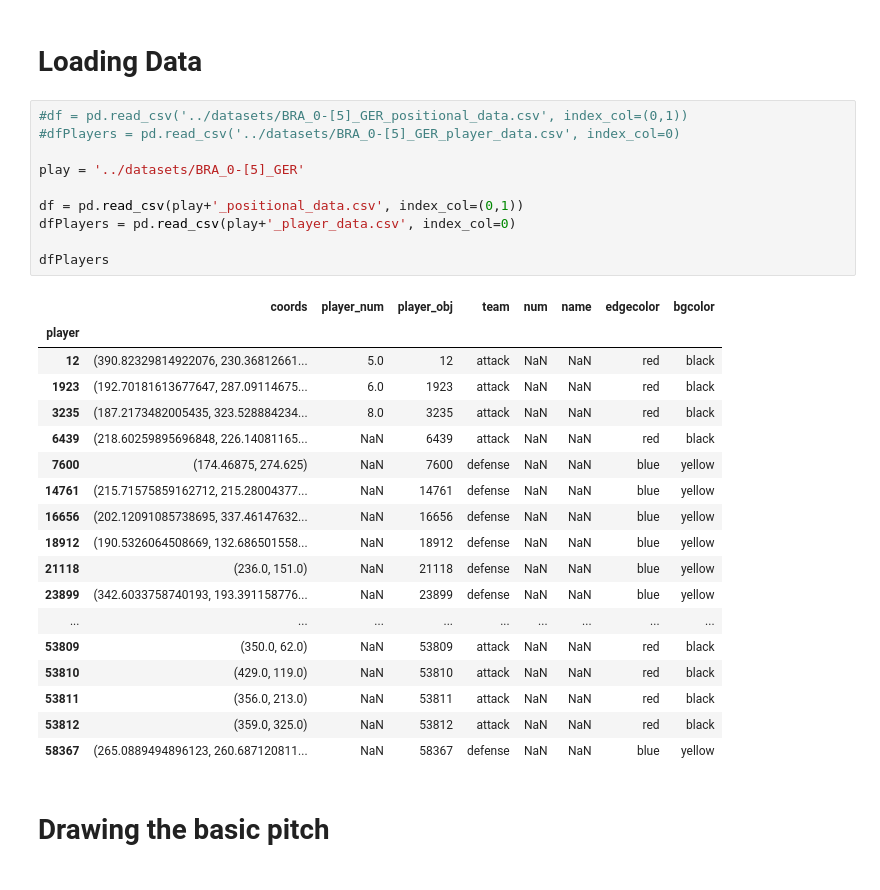
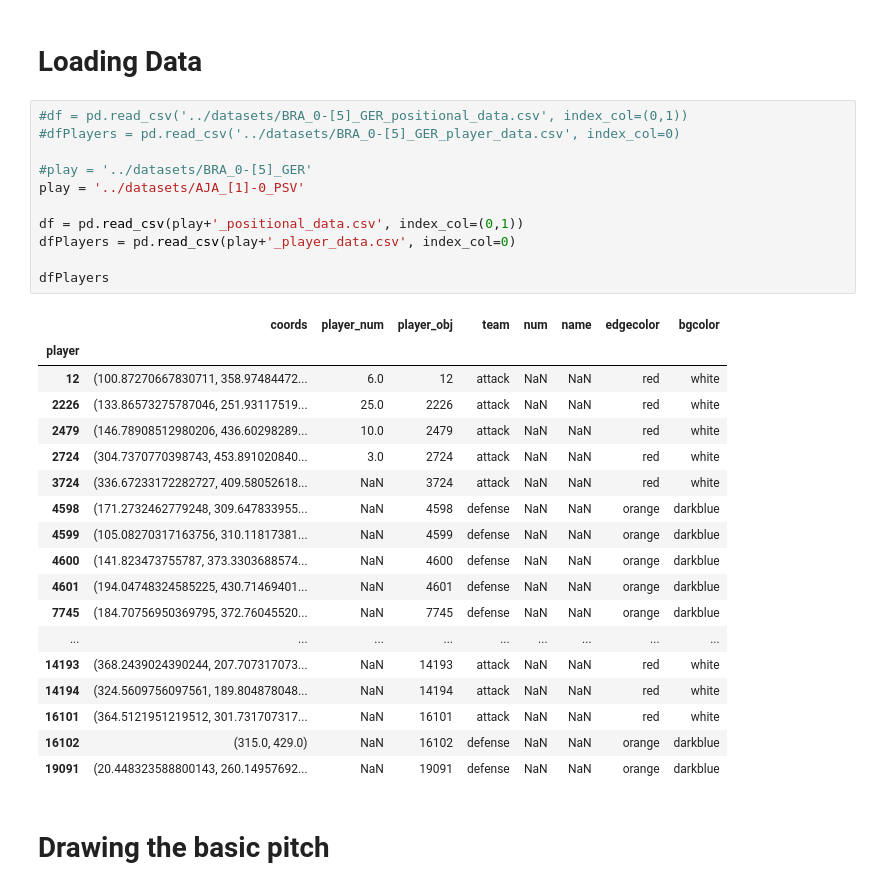
Before and after one commit to rjtavares/football-crunching, a Jupyter notebook: notebooks/calculating threat potential from positional data.ipynb, the cells around one changed output. Drawn from its saved outputs; the diff is of its cells as text.

```diff
--- a/notebooks/calculating threat potential from positional data.ipynb
+++ b/notebooks/calculating threat potential from positional data.ipynb
@@ -19,32 +19,33 @@ from shapely import affinity
 # %%
 #df = pd.read_csv('../datasets/BRA_0-[5]_GER_positional_data.csv', index_col=(0,1))
 #dfPlayers = pd.read_csv('../datasets/BRA_0-[5]_GER_player_data.csv', index_col=0)
 
-play = '../datasets/BRA_0-[5]_GER'
+#play = '../datasets/BRA_0-[5]_GER'
+play = '../datasets/AJA_[1]-0_PSV'
 
 df = pd.read_csv(play+'_positional_data.csv', index_col=(0,1))
 dfPlayers = pd.read_csv(play+'_player_data.csv', index_col=0)
 
 dfPlayers
 # %% [output]
 |  | coords | player_num | player_obj | team | num | name | edgecolor | bgcolor |
 | player |  |  |  |  |  |  |  |  |
-| 12 | (390.82329814922076, 230.36812661... | 5.0 | 12 | attack | NaN | NaN | red | black |
-| 1923 | (192.70181613677647, 287.09114675... | 6.0 | 1923 | attack | NaN | NaN | red | black |
-| 3235 | (187.2173482005435, 323.528884234... | 8.0 | 3235 | attack | NaN | NaN | red | black |
-| 6439 | (218.60259895696848, 226.14081165... | NaN | 6439 | attack | NaN | NaN | red | black |
-| 7600 | (174.46875, 274.625) | NaN | 7600 | defense | NaN | NaN | blue | yellow |
-| 14761 | (215.71575859162712, 215.28004377... | NaN | 14761 | defense | NaN | NaN | blue | yellow |
-| 16656 | (202.12091085738695, 337.46147632... | NaN | 16656 | defense | NaN | NaN | blue | yellow |
-| 18912 | (190.5326064508669, 132.686501558... | NaN | 18912 | defense | NaN | NaN | blue | yellow |
-| 21118 | (236.0, 151.0) | NaN | 21118 | defense | NaN | NaN | blue | yellow |
-| 23899 | (342.6033758740193, 193.391158776... | NaN | 23899 | defense | NaN | NaN | blue | yellow |
+| 12 | (100.87270667830711, 358.97484472... | 6.0 | 12 | attack | NaN | NaN | red | white |
+| 2226 | (133.86573275787046, 251.93117519... | 25.0 | 2226 | attack | NaN | NaN | red | white |
+| 2479 | (146.78908512980206, 436.60298289... | 10.0 | 2479 | attack | NaN | NaN | red | white |
+| 2724 | (304.7370770398743, 453.891020840... | 3.0 | 2724 | attack | NaN | NaN | red | white |
+| 3724 | (336.67233172282727, 409.58052618... | NaN | 3724 | attack | NaN | NaN | red | white |
+| 4598 | (171.2732462779248, 309.647833955... | NaN | 4598 | defense | NaN | NaN | orange | darkblue |
+| 4599 | (105.08270317163756, 310.11817381... | NaN | 4599 | defense | NaN | NaN | orange | darkblue |
+| 4600 | (141.823473755787, 373.3303688574... | NaN | 4600 | defense | NaN | NaN | orange | darkblue |
+| 4601 | (194.04748324585225, 430.71469401... | NaN | 4601 | defense | NaN | NaN | orange | darkblue |
+| 7745 | (184.70756950369795, 372.76045520... | NaN | 7745 | defense | NaN | NaN | orange | darkblue |
 | ... | ... | ... | ... | ... | ... | ... | ... | ... |
-| 53809 | (350.0, 62.0) | NaN | 53809 | attack | NaN | NaN | red | black |
-| 53810 | (429.0, 119.0) | NaN | 53810 | attack | NaN | NaN | red | black |
-| 53811 | (356.0, 213.0) | NaN | 53811 | attack | NaN | NaN | red | black |
-| 53812 | (359.0, 325.0) | NaN | 53812 | attack | NaN | NaN | red | black |
-| 58367 | (265.0889494896123, 260.687120811... | NaN | 58367 | defense | NaN | NaN | blue | yellow |
+| 14193 | (368.2439024390244, 207.707317073... | NaN | 14193 | attack | NaN | NaN | red | white |
+| 14194 | (324.5609756097561, 189.804878048... | NaN | 14194 | attack | NaN | NaN | red | white |
+| 16101 | (364.5121951219512, 301.731707317... | NaN | 16101 | attack | NaN | NaN | red | white |
+| 16102 | (315.0, 429.0) | NaN | 16102 | defense | NaN | NaN | orange | darkblue |
+| 19091 | (20.448323588800143, 260.14957692... | NaN | 19091 | defense | NaN | NaN | orange | darkblue |
 # %% [markdown]
 # Drawing the basic pitch
 # %%
```
Also changed, not shown: parts of 6 cells of this notebook, 3 other files.
